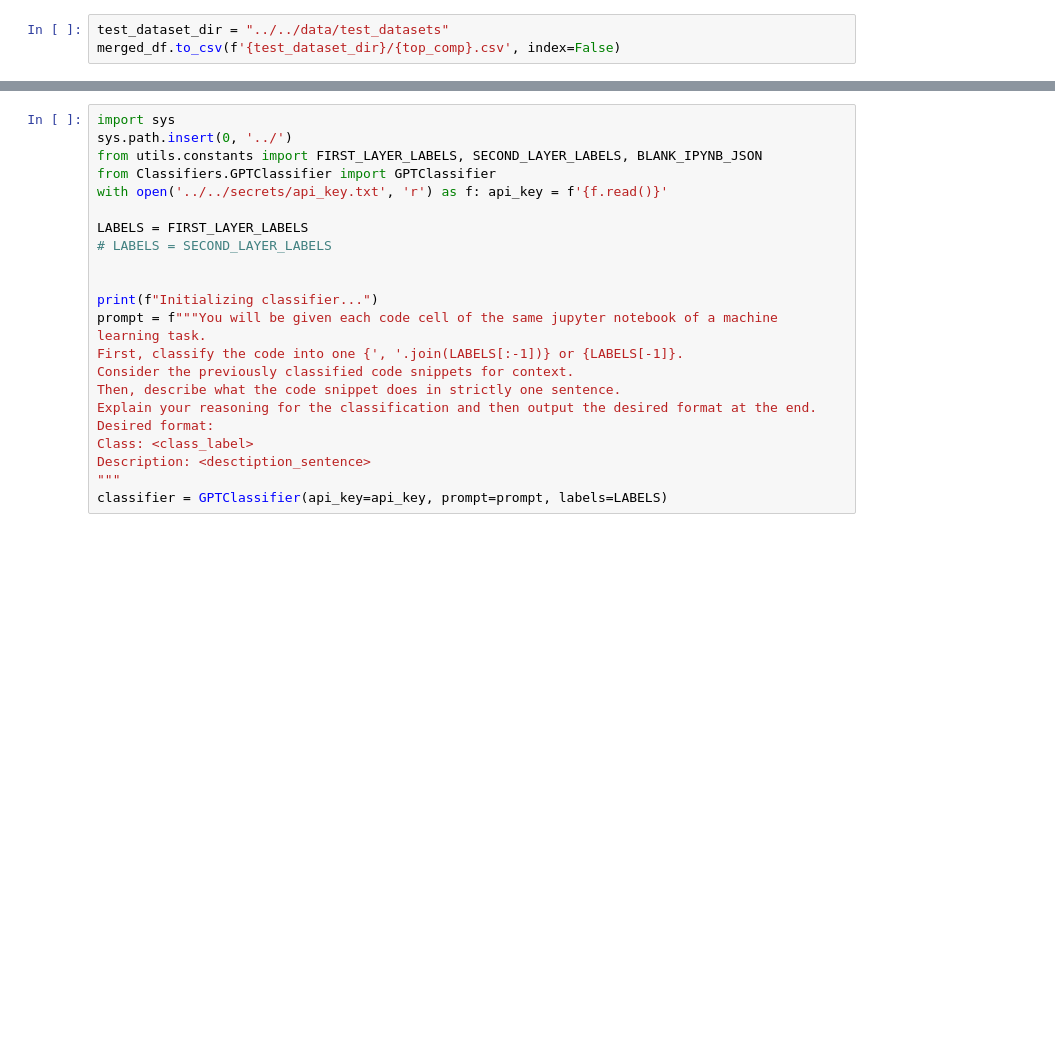
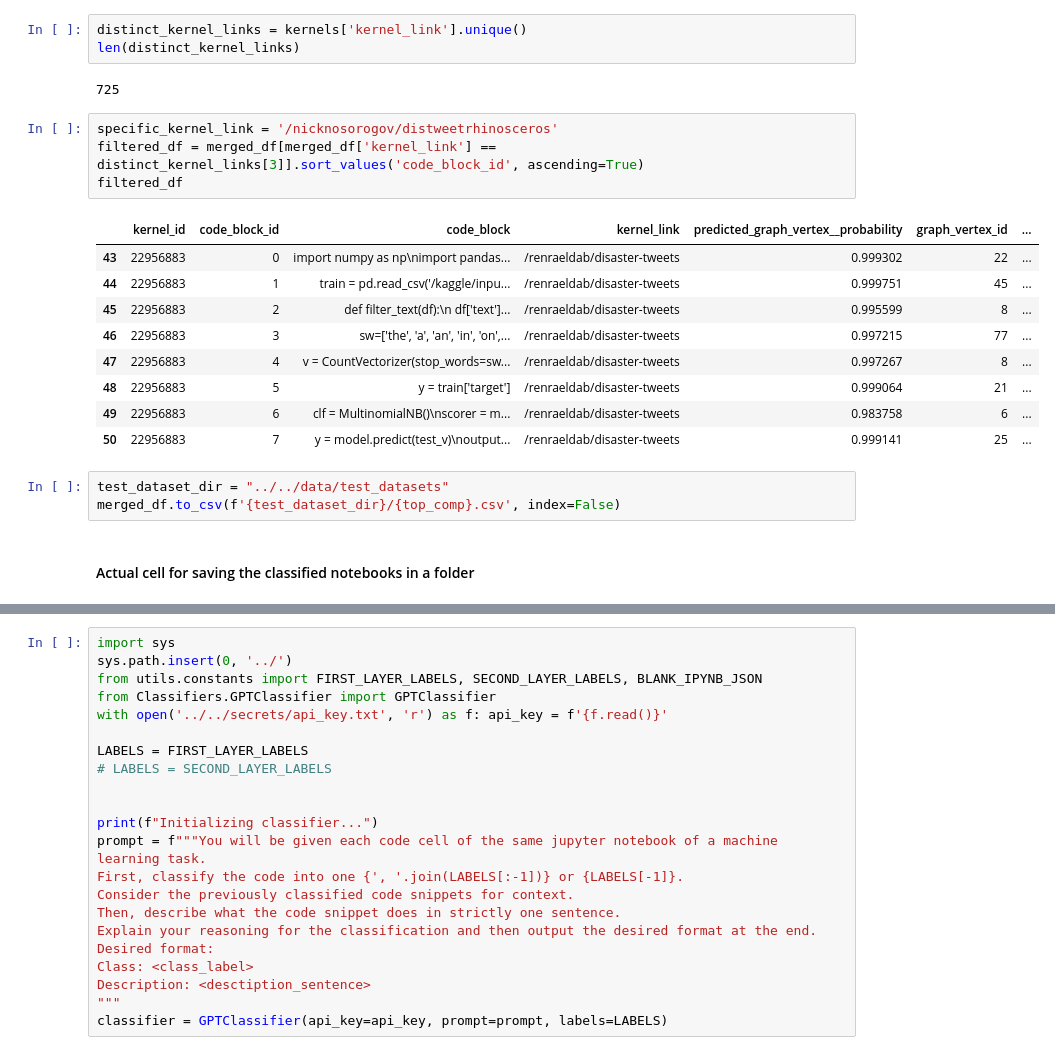
Before and after one commit to ETH-PEACH-Lab/datascience-visualisation, a Jupyter notebook: src/backend/utils/create_test_dataset.ipynb, the cells around one changed output, grey strips where cells are left out. Cells and saved outputs as stored; diff of their text form; blank space fills up the shorter version.

Commit message:
integrated markdown cells in dataset genereation

```diff
--- a/src/backend/utils/create_test_dataset.ipynb
+++ b/src/backend/utils/create_test_dataset.ipynb
@@ -31,6 +109,27 @@ merged_df
+# %%
+distinct_kernel_links = kernels['kernel_link'].unique()
+len(distinct_kernel_links)
+# %% [output]
+725
+# %%
+specific_kernel_link = '/nicknosorogov/distweetrhinosceros'
+filtered_df = merged_df[merged_df['kernel_link'] == distinct_kernel_links[3]].sort_values('code_block_id', ascending=True)
+filtered_df
+# %% [output]
+|  | kernel_id | code_block_id | code_block | kernel_link | predicted_graph_vertex__probability | graph_vertex_id | ... |
+| 43 | 22956883 | 0 | import numpy as np\nimport pandas... | /renraeldab/disaster-tweets | 0.999302 | 22 | ... |
+| 44 | 22956883 | 1 | train = pd.read_csv('/kaggle/inpu... | /renraeldab/disaster-tweets | 0.999751 | 45 | ... |
+| 45 | 22956883 | 2 | def filter_text(df):\n df['text']... | /renraeldab/disaster-tweets | 0.995599 | 8 | ... |
+| 46 | 22956883 | 3 | sw=['the', 'a', 'an', 'in', 'on',... | /renraeldab/disaster-tweets | 0.997215 | 77 | ... |
+| 47 | 22956883 | 4 | v = CountVectorizer(stop_words=sw... | /renraeldab/disaster-tweets | 0.997267 | 8 | ... |
+| 48 | 22956883 | 5 | y = train['target'] | /renraeldab/disaster-tweets | 0.999064 | 21 | ... |
+| 49 | 22956883 | 6 | clf = MultinomialNB()\nscorer = m... | /renraeldab/disaster-tweets | 0.983758 | 6 | ... |
+| 50 | 22956883 | 7 | y = model.predict(test_v)\noutput... | /renraeldab/disaster-tweets | 0.999141 | 25 | ... |
 # %%
 test_dataset_dir = "../../data/test_datasets"
 merged_df.to_csv(f'{test_dataset_dir}/{top_comp}.csv', index=False)
+# %% [markdown]
+#### Actual cell for saving the classified notebooks in a folder
 # %%
 import sys
 sys.path.insert(0, '../')
```
Also changed, not shown: parts of 6 cells of this notebook, 3 other files.
